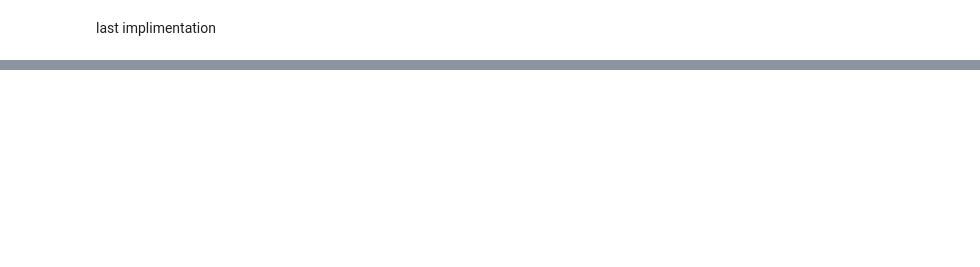
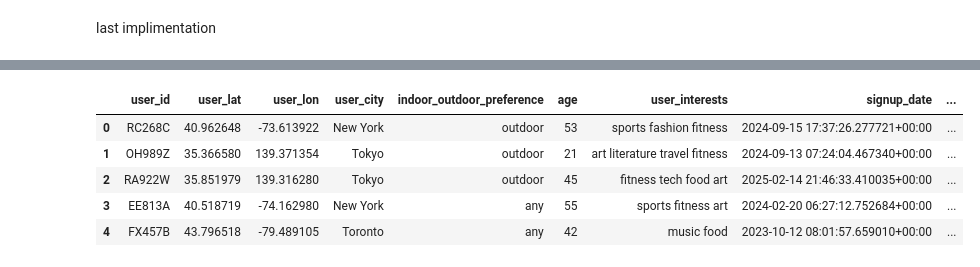
Before and after one commit to AbigailUchennaNkama/masters_thesis_project, a Jupyter notebook: thesis/notebooks/baseline_comparisons.ipynb, the cells around one changed output, grey strips where cells are left out. Drawn from its saved outputs; the diff is of its cells as text; code cells hidden in the pictures; blank space fills up the shorter version.

```diff
--- a/thesis/notebooks/baseline_comparisons.ipynb
+++ b/thesis/notebooks/baseline_comparisons.ipynb
@@ -910,0 +26,9 @@ last implimentation
+# %%
+users_df.head()
+# %% [output]
+|  | user_id | user_lat | user_lon | user_city | indoor_outdoor_preference | age | user_interests | signup_date | ... |
+| 0 | RC268C | 40.962648 | -73.613922 | New York | outdoor | 53 | sports fashion fitness | 2024-09-15 17:37:26.277721+00:00 | ... |
+| 1 | OH989Z | 35.366580 | 139.371354 | Tokyo | outdoor | 21 | art literature travel fitness | 2024-09-13 07:24:04.467340+00:00 | ... |
+| 2 | RA922W | 35.851979 | 139.316280 | Tokyo | outdoor | 45 | fitness tech food art | 2025-02-14 21:46:33.410035+00:00 | ... |
+| 3 | EE813A | 40.518719 | -74.162980 | New York | any | 55 | sports fitness art | 2024-02-20 06:27:12.752684+00:00 | ... |
+| 4 | FX457B | 43.796518 | -79.489105 | Toronto | any | 42 | music food | 2023-10-12 08:01:57.659010+00:00 | ... |
```
Also changed, not shown: parts of 24 cells of this notebook, 22 other files.
